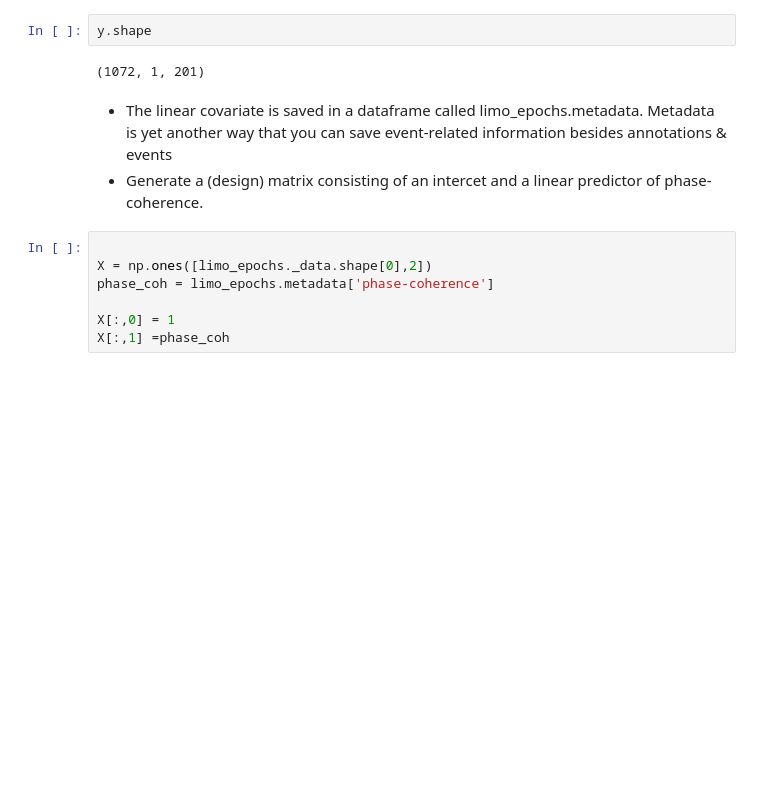
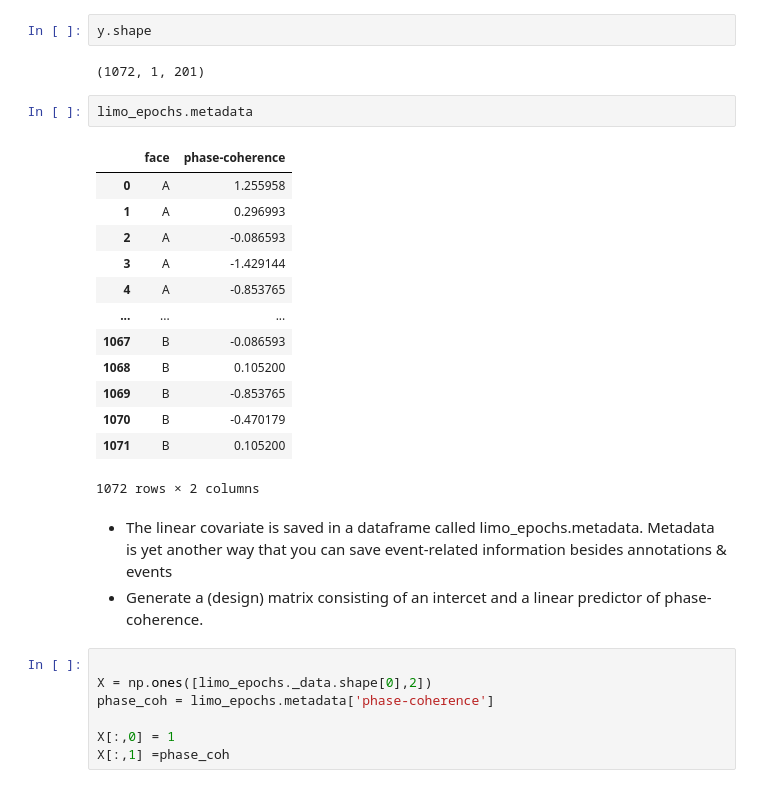
Before and after one commit to s-ccs/course_EEG, a Jupyter notebook: exercises/solutions/ex7_encoding.ipynb, the cells around one changed output. Drawn from its saved outputs; the diff is of its cells as text; blank space fills up the shorter version.

```diff
--- a/exercises/solutions/ex7_encoding.ipynb
+++ b/exercises/solutions/ex7_encoding.ipynb
@@ -33,6 +26,22 @@ y = limo_epochs.get_data(picks="B11")
 y.shape
 # %% [output]
 (1072, 1, 201)
+# %%
+limo_epochs.metadata
+# %% [output]
+|  | face | phase-coherence |
+| 0 | A | 1.255958 |
+| 1 | A | 0.296993 |
+| 2 | A | -0.086593 |
+| 3 | A | -1.429144 |
+| 4 | A | -0.853765 |
+| ... | ... | ... |
+| 1067 | B | -0.086593 |
+| 1068 | B | 0.105200 |
+| 1069 | B | -0.853765 |
+| 1070 | B | -0.470179 |
+| 1071 | B | 0.105200 |
+1072 rows × 2 columns
 # %% [markdown]
 - The linear covariate is saved in a dataframe called limo_epochs.metadata. Metadata is yet another way that you can save event-related information besides annotations & events
 - Generate a (design) matrix consisting of an intercet and a linear predictor of phase-coherence.
```
Also changed, not shown: parts of 24 cells of this notebook, 3 other files.
